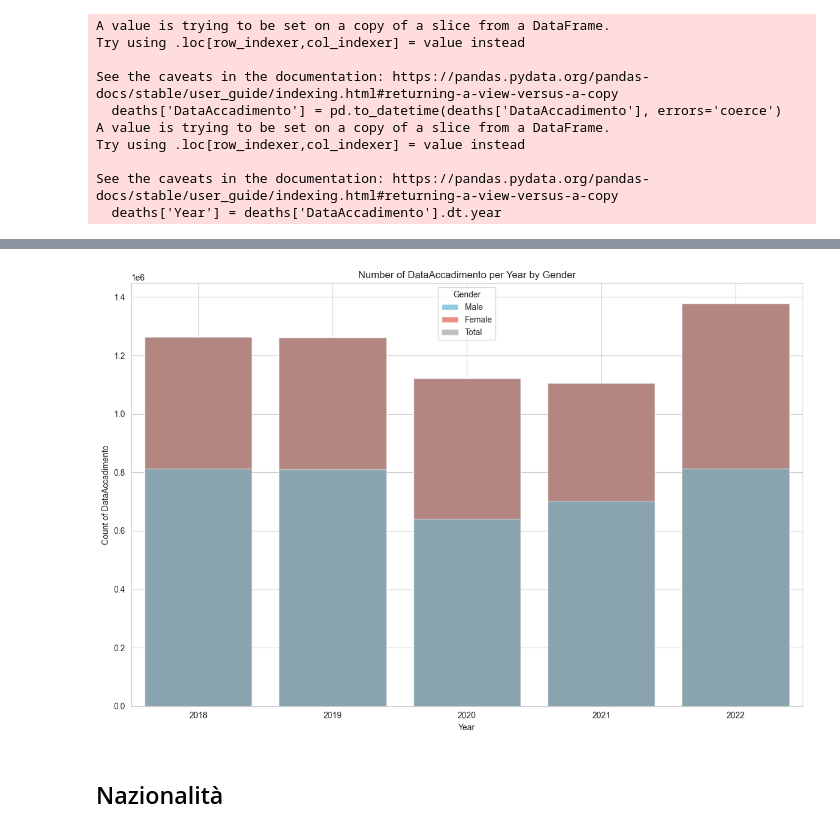
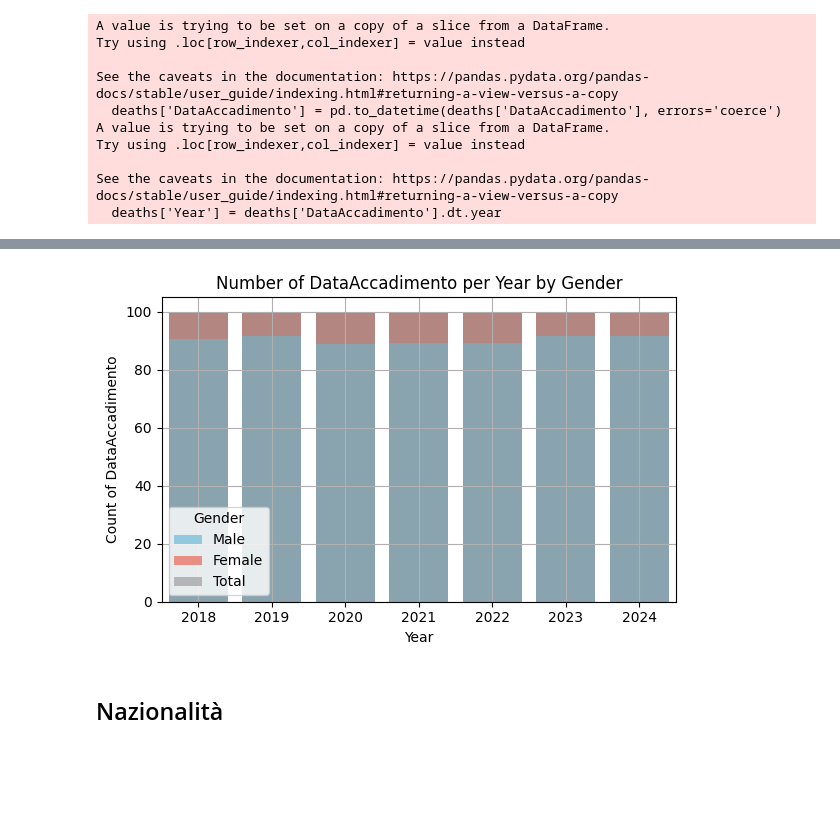
Before and after one commit to ChiaraParravicini/RiskWatchItalia, a Jupyter notebook: analysis.ipynb, the cells around one changed output, grey strips where cells are left out. Saved outputs shown, nothing was run; the diff lists cells and outputs as text; code cells hidden in the pictures; blank space fills up the shorter version.

```diff
--- a/analysis.ipynb
+++ b/analysis.ipynb
@@ -293,0 +492,8 @@ concatenated_df
+# %%
+date_columns = ['DataRilevazione', 'DataProtocollo', 'DataAccadimento', 'DataMorte']
+date_format = '%d/%m/%Y'
+# date_format_2 = '%Y/'
+
+for df_name, df in filtered_dfs.items():
+    for col in date_columns:
+        df[col] = pd.to_datetime(df[col], format=date_format).dt.strftime('%Y-%m-%d')
@@ -293,0 +518,3 @@ concatenated_df
+# %%
+# Concatenate all DataFrames in filtered_dfs into one DataFrame
+concatenated_df_23 = pd.concat(filtered_dfs.values(), ignore_index=True)
@@ -294,3 +632,15 @@ concatenated_df
+# %%
+# List of columns to be removed
+columns_to_remove = [
+    'SettoreAttivitaEconomica',
+    'LuogoNascita',
+    'DescrDecisioneIstruttoriaEsitoMortale',
+    'GradoMenomazione',
+    'DecisioneIstruttoriaEsitoMortale'
+]
+
+# Remove the specified columns from concatenated_df
+concatenated_df.drop(columns=columns_to_remove, inplace=True)
 # %% [markdown]
 ## 1. Numero incidenti
 # %%
@@ -811,23 +1264,27 @@ plt.show()
 # %%
 import pandas as pd
 
-# Assuming concatenated_df is already defined and contains the relevant data
+# Assuming 'concatenated_df' is already defined and contains the relevant data
 
-# Convert DataAccadimento to datetime type if it's not already
+# Convert 'DataAccadimento' to datetime type if it's not already
 deaths['DataAccadimento'] = pd.to_datetime(deaths['DataAccadimento'], errors='coerce')
 
 # Extract year from 'DataAccadimento' column
 deaths['Year'] = deaths['DataAccadimento'].dt.year
 
-# Group by 'MacroRegione', 'Year', and 'Genere', and count the number of 'DataAccadimento'
-deaths_per_year_gender = deaths.groupby(['MacroRegione', 'Year', 'Genere']).size().reset_index(name='Count')
+# Group by 'DescrRegione', 'MacroRegione', 'Year', and 'Genere', and count the number of 'DataAccadimento'
+deaths_per_year_gender = deaths.groupby(['DescrRegione', 'MacroRegione', 'Year', 'Genere']).size().reset_index(name='Count')
 
 # Calculate total values summing all MacroRegione for each year and gender
 total_values = deaths_per_year_gender.groupby(['Year', 'Genere']).sum().reset_index()
+total_values['DescrRegione'] = 'Total'
 total_values['MacroRegione'] = 'Total'
 
 # Append the total values row to the accidents_per_year_gender DataFrame
 deaths_per_year_gender = pd.concat([deaths_per_year_gender, total_values], ignore_index=True)
+
+# Calculate the percentage per Year of each Count
+deaths_per_year_gender['Percentage'] = 100 * deaths_per_year_gender['Count'] / deaths_per_year_gender.groupby('Year')['Count'].transform('sum')
 # %% [output]
 A value is trying to be set on a copy of a slice from a DataFrame.
 Try using .loc[row_indexer,col_indexer] = value instead
@@ -862,29 +1315,29 @@ deaths_per_year_gender
 # %%
 
 # Pivot the DataFrame for plotting
-pivot_df = accidents_per_year_gender.pivot_table(index='Year', columns='Genere', values='Count', aggfunc='sum').reset_index()
+pivot_df = deaths_per_year_gender.pivot_table(index='Year', columns='Genere', values='Percentage', aggfunc='sum').reset_index()
 
 # Calculate total counts for each year
 pivot_df['Total'] = pivot_df['M'] + pivot_df['F']
 
 # Plotting as a bar plot
-plt.figure(figsize=(12, 8))
+plt.figure(figsize=(6, 4))
 sns.barplot(data=pivot_df, x='Year', y='M', label='Male', color='skyblue')
 sns.barplot(data=pivot_df, x='Year', y='F', label='Female', color='salmon', bottom=pivot_df['M'])
 sns.barplot(data=pivot_df, x='Year', y='Total', label='Total', color='gray', alpha=0.5)
 
 # Adding title and labels
 plt.title('Number of DataAccadimento per Year by Gender')
 plt.xlabel('Year')
 plt.ylabel('Count of DataAccadimento')
 plt.legend(title='Gender')
 
 # Show the plot
 plt.grid(True)
 plt.tight_layout()
 plt.show()
 # %% [output]
-[figure, old version]
+[figure, new version]
 # %% [markdown]
 ## Nazionalità
 # %%
```
Also changed, not shown: parts of 197 cells of this notebook.
